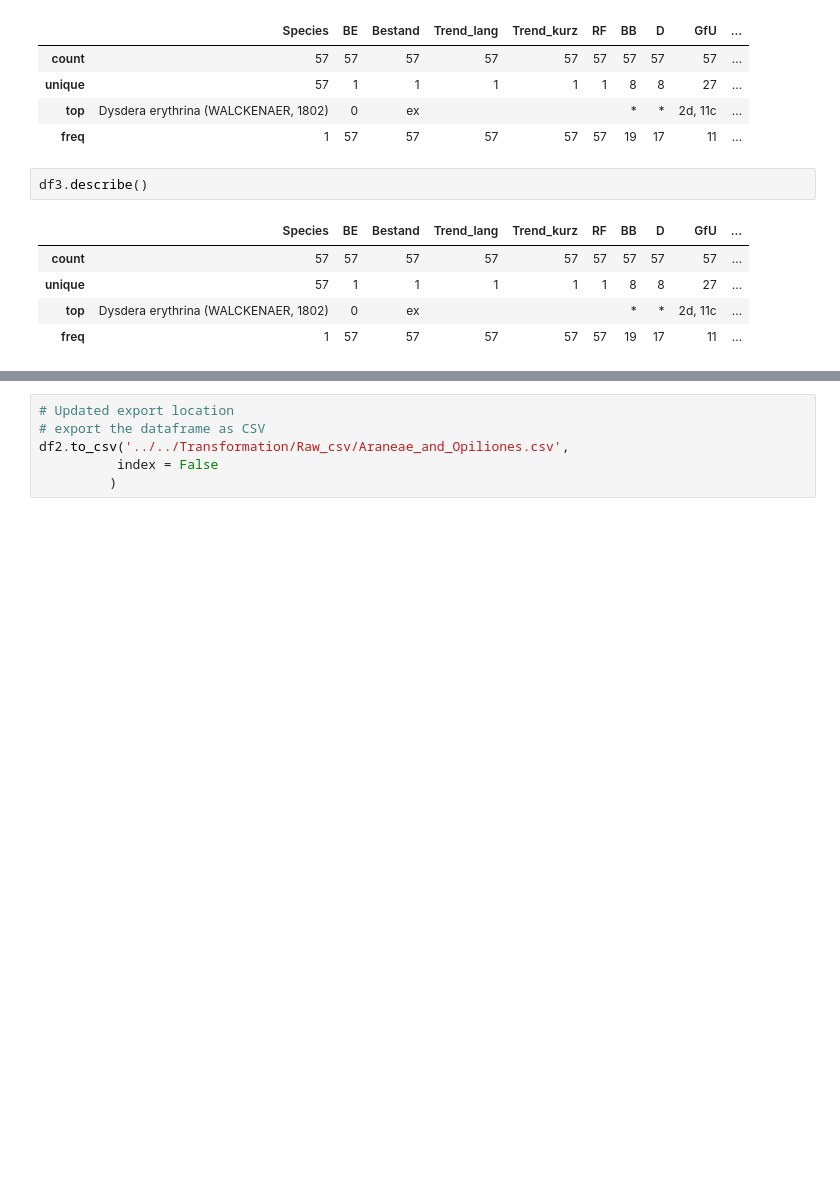
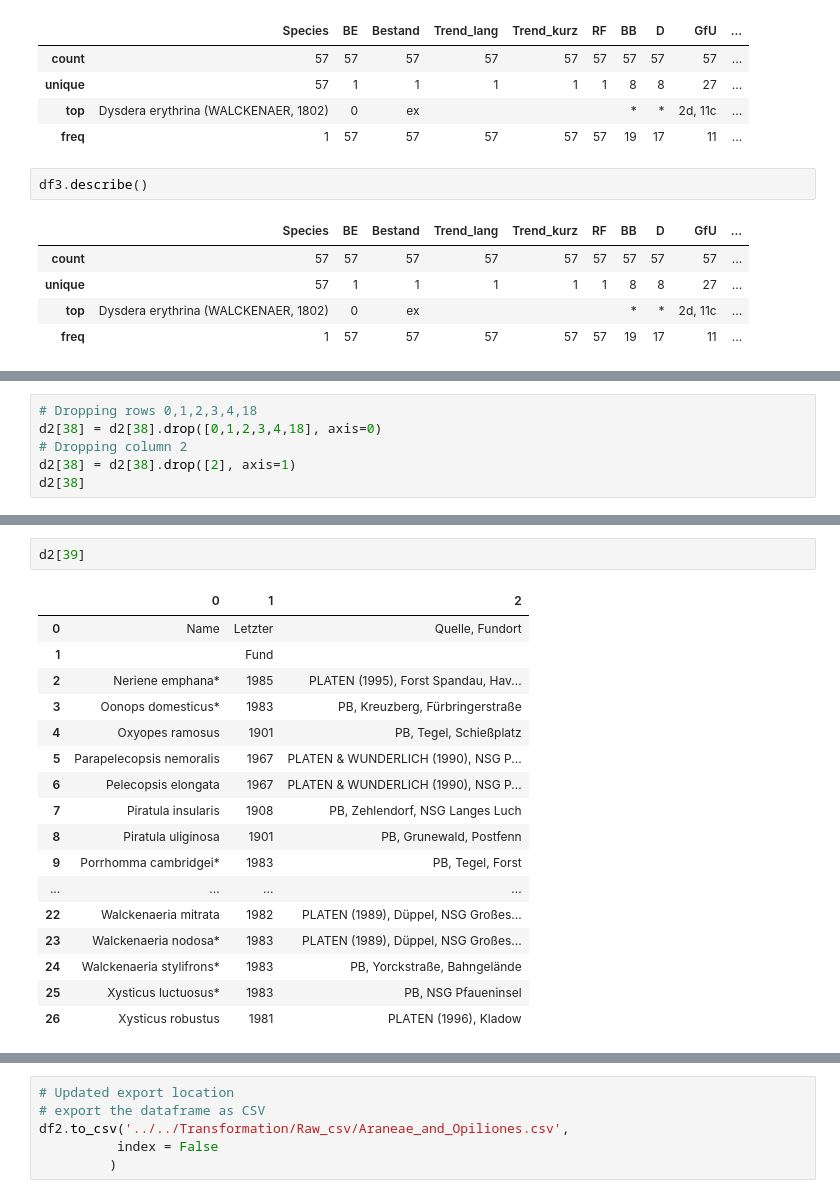
Before and after one commit to Zzzhenya/Berlin-red-list, a Jupyter notebook: Extraction/Araneae and Opiliones/ Araneae and Opiliones.ipynb, the cells around one changed output, grey strips where cells are left out. Saved outputs shown, nothing was run; the diff lists cells and outputs as text; blank space fills up the shorter version.

```diff
--- a/Extraction/Araneae and Opiliones/ Araneae and Opiliones.ipynb
+++ b/Extraction/Araneae and Opiliones/ Araneae and Opiliones.ipynb
@@ -313,0 +411,6 @@ df3.describe()
+# %%
+# Dropping rows 0,1,2,3,4,18
+d2[38] = d2[38].drop([0,1,2,3,4,18], axis=0)
+# Dropping column 2
+d2[38] = d2[38].drop([2], axis=1)
+d2[38]
@@ -313,0 +435,20 @@ df3.describe()
+# %%
+d2[39]
+# %% [output]
+|  | 0 | 1 | 2 |
+| 0 | Name | Letzter | Quelle, Fundort |
+| 1 |  | Fund |  |
+| 2 | Neriene emphana* | 1985 | PLATEN (1995), Forst Spandau, Hav... |
+| 3 | Oonops domesticus* | 1983 | PB, Kreuzberg, Fürbringerstraße |
+| 4 | Oxyopes ramosus | 1901 | PB, Tegel, Schießplatz |
+| 5 | Parapelecopsis nemoralis | 1967 | PLATEN & WUNDERLICH (1990), NSG P... |
+| 6 | Pelecopsis elongata | 1967 | PLATEN & WUNDERLICH (1990), NSG P... |
+| 7 | Piratula insularis | 1908 | PB, Zehlendorf, NSG Langes Luch |
+| 8 | Piratula uliginosa | 1901 | PB, Grunewald, Postfenn |
+| 9 | Porrhomma cambridgei* | 1983 | PB, Tegel, Forst |
+| ... | ... | ... | ... |
+| 22 | Walckenaeria mitrata | 1982 | PLATEN (1989), Düppel, NSG Großes... |
+| 23 | Walckenaeria nodosa* | 1983 | PLATEN (1989), Düppel, NSG Großes... |
+| 24 | Walckenaeria stylifrons* | 1983 | PB, Yorckstraße, Bahngelände |
+| 25 | Xysticus luctuosus* | 1983 | PB, NSG Pfaueninsel |
+| 26 | Xysticus robustus | 1981 | PLATEN (1996), Kladow |
```
Also changed, not shown: parts of 14 cells of this notebook.
